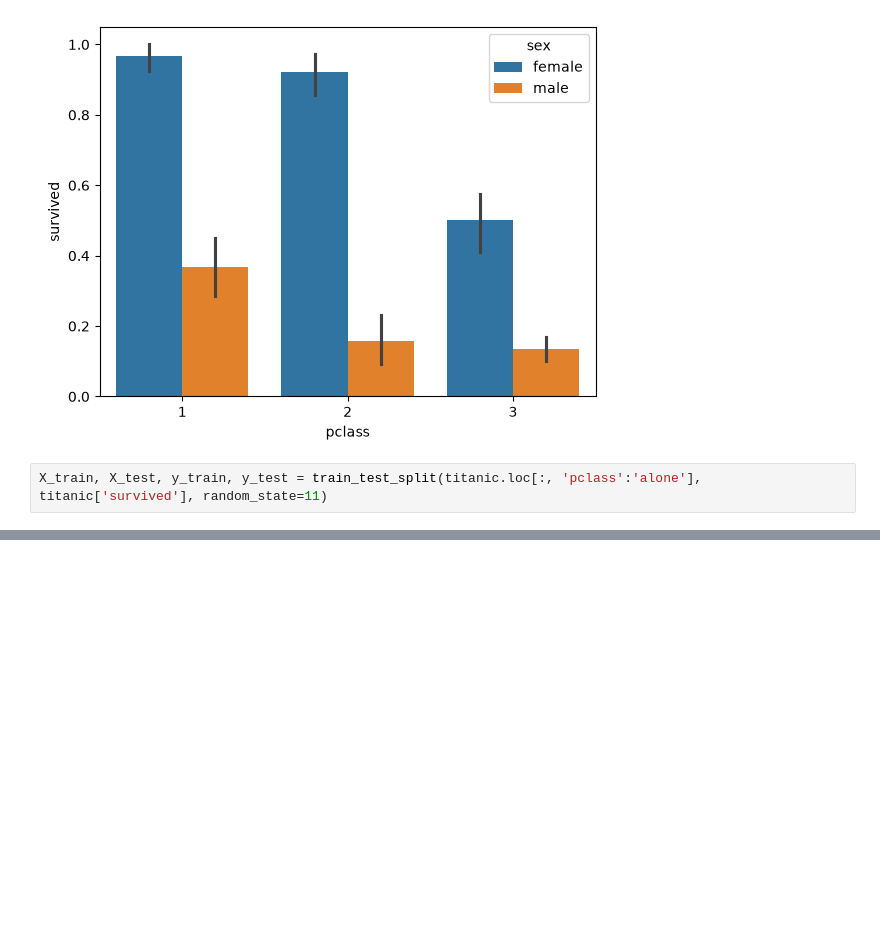
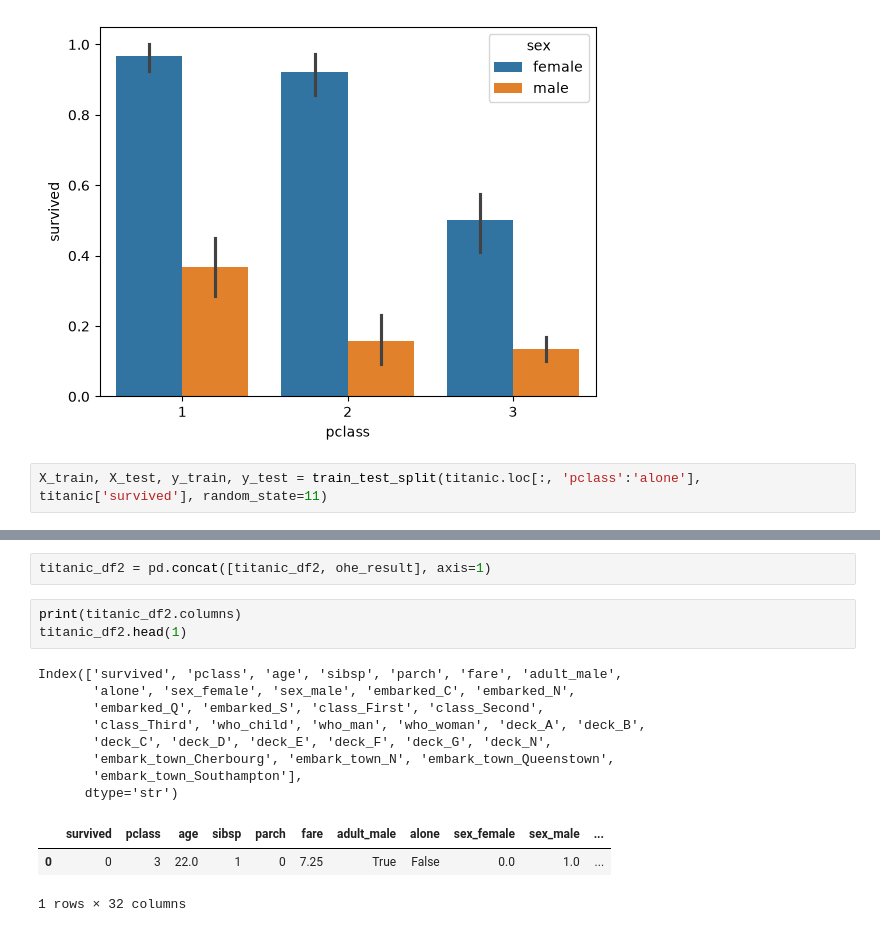
Before and after one commit to cchhaaee1023/data-collection-workspace, a Jupyter notebook: data23_ML_인코딩_분류분석_titanic.ipynb, the cells around one changed output, grey strips where cells are left out. Saved outputs shown, nothing was run; the diff lists cells and outputs as text; blank space fills up the shorter version.

```diff
--- a/data23_ML_분류분석_titanic.ipynb
+++ b/data23_ML_인코딩_분류분석_titanic.ipynb
@@ -243,0 +421,17 @@ ValueError: could not convert string to float: 'male'
+# %%
+titanic_df2 = pd.concat([titanic_df2, ohe_result], axis=1)
+# %%
+print(titanic_df2.columns)
+titanic_df2.head(1)
+# %% [output]
+Index(['survived', 'pclass', 'age', 'sibsp', 'parch', 'fare', 'adult_male',
+       'alone', 'sex_female', 'sex_male', 'embarked_C', 'embarked_N',
+       'embarked_Q', 'embarked_S', 'class_First', 'class_Second',
+       'class_Third', 'who_child', 'who_man', 'who_woman', 'deck_A', 'deck_B',
+       'deck_C', 'deck_D', 'deck_E', 'deck_F', 'deck_G', 'deck_N',
+       'embark_town_Cherbourg', 'embark_town_N', 'embark_town_Queenstown',
+       'embark_town_Southampton'],
+      dtype='str')
+|  | survived | pclass | age | sibsp | parch | fare | adult_male | alone | sex_female | sex_male | ... |
+| 0 | 0 | 3 | 22.0 | 1 | 0 | 7.25 | True | False | 0.0 | 1.0 | ... |
+1 rows × 32 columns
```
Also changed, not shown: parts of 42 cells of this notebook, 8 other files.
